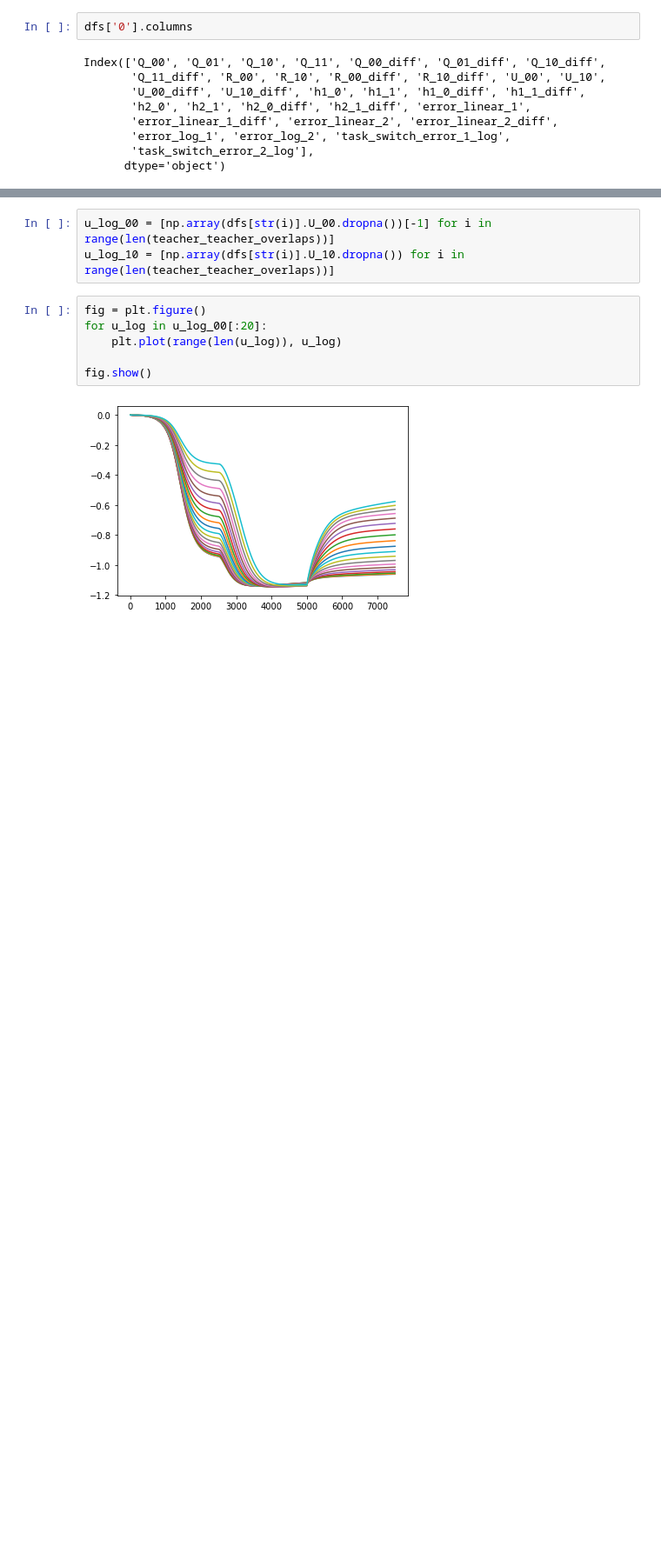
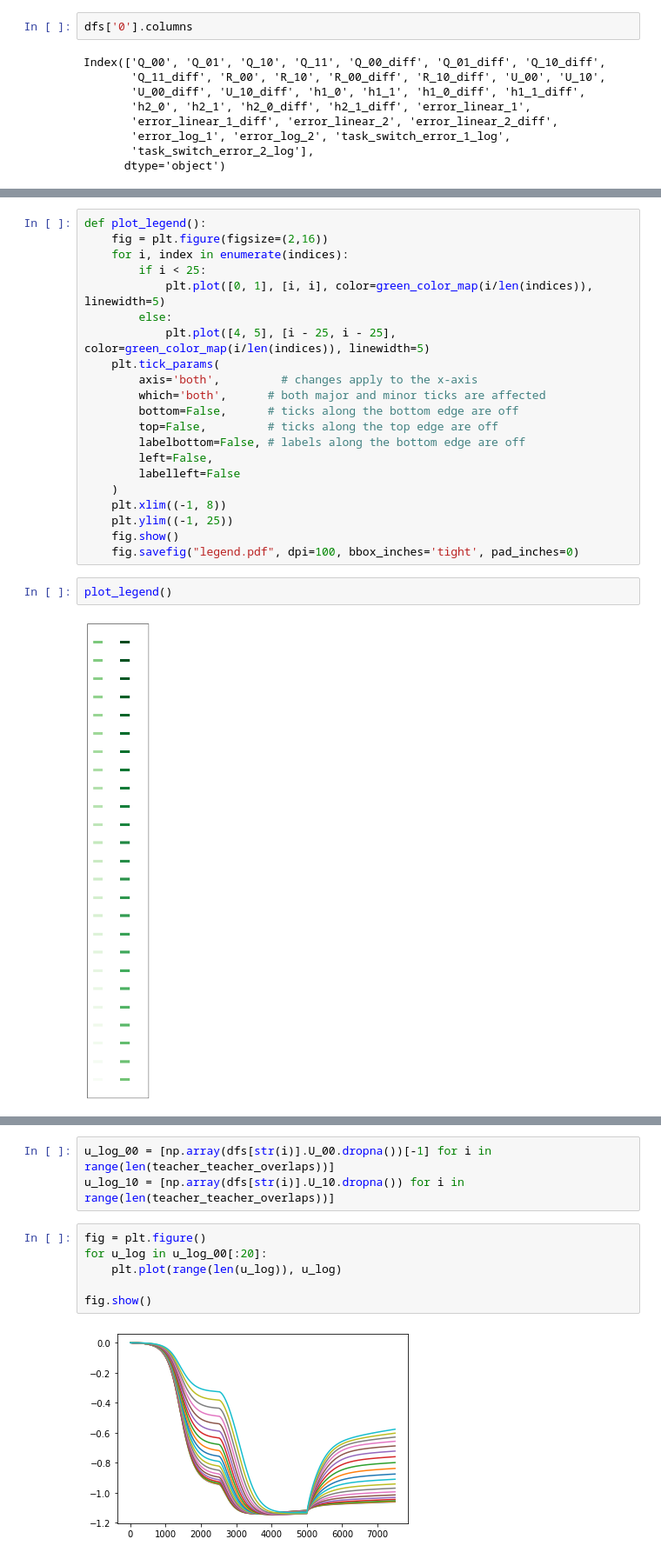
Before and after one commit to seblee97/student_teacher_catastrophic, a Jupyter notebook: notes/ci_vs_overlap.ipynb, the cells around one changed output, grey strips where cells are left out. Shown at 87% size. Saved outputs shown, nothing was run; the diff lists cells and outputs as text; blank space fills up the shorter version.

```diff
--- a/notes/ci_vs_overlap.ipynb
+++ b/notes/ci_vs_overlap.ipynb
@@ -45,0 +87,25 @@ fig.savefig("Teacher 1 Error.pdf", dpi=100)
+# %%
+def plot_legend():
+    fig = plt.figure(figsize=(2,16))
+    for i, index in enumerate(indices):
+        if i < 25:
+            plt.plot([0, 1], [i, i], color=green_color_map(i/len(indices)), linewidth=5)
+        else:
+            plt.plot([4, 5], [i - 25, i - 25], color=green_color_map(i/len(indices)), linewidth=5)
+    plt.tick_params(
+        axis='both',         # changes apply to the x-axis
+        which='both',      # both major and minor ticks are affected
+        bottom=False,      # ticks along the bottom edge are off
+        top=False,         # ticks along the top edge are off
+        labelbottom=False, # labels along the bottom edge are off
+        left=False,
+        labelleft=False
+    )
+    plt.xlim((-1, 8))
+    plt.ylim((-1, 25))
+    fig.show()
+    fig.savefig("legend.pdf", dpi=100, bbox_inches='tight', pad_inches=0)
+# %%
+plot_legend()
+# %% [output]
+[figure, added]
```
Also changed, not shown: parts of 24 cells of this notebook.
